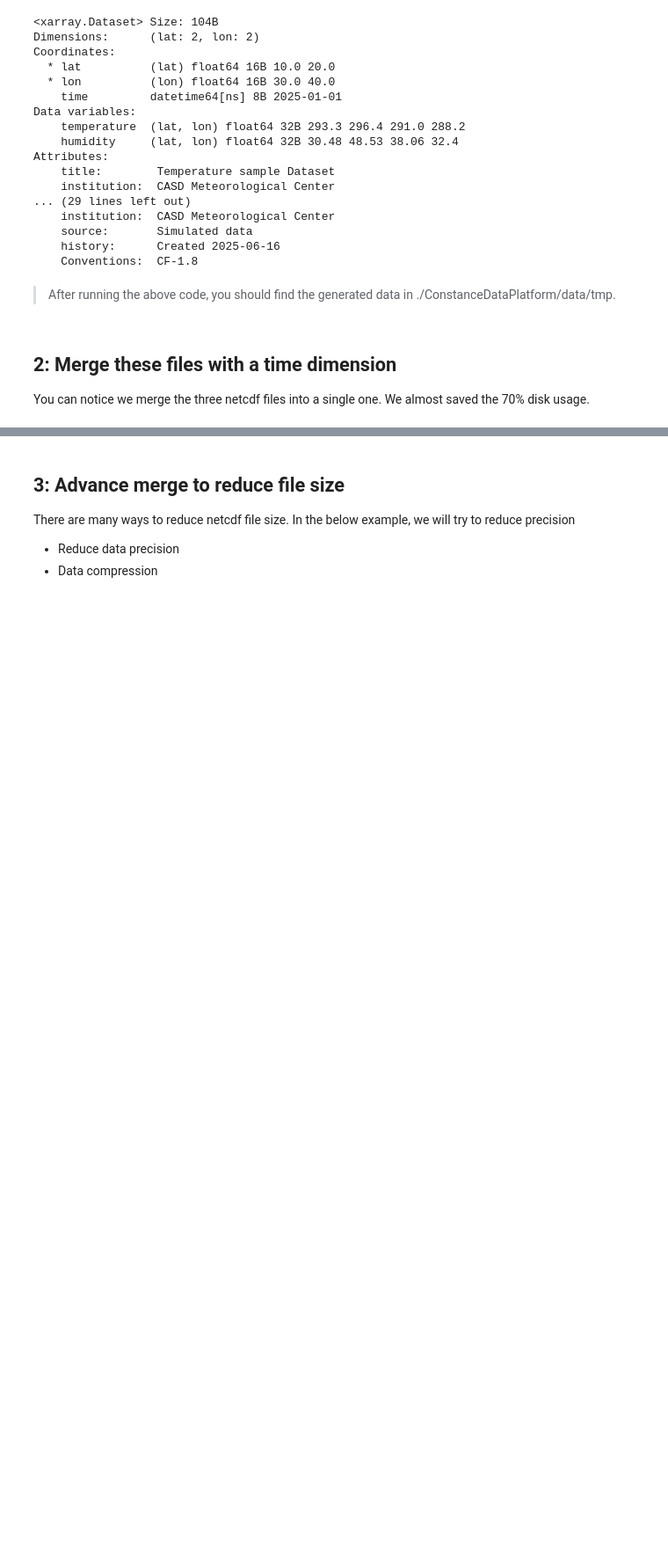
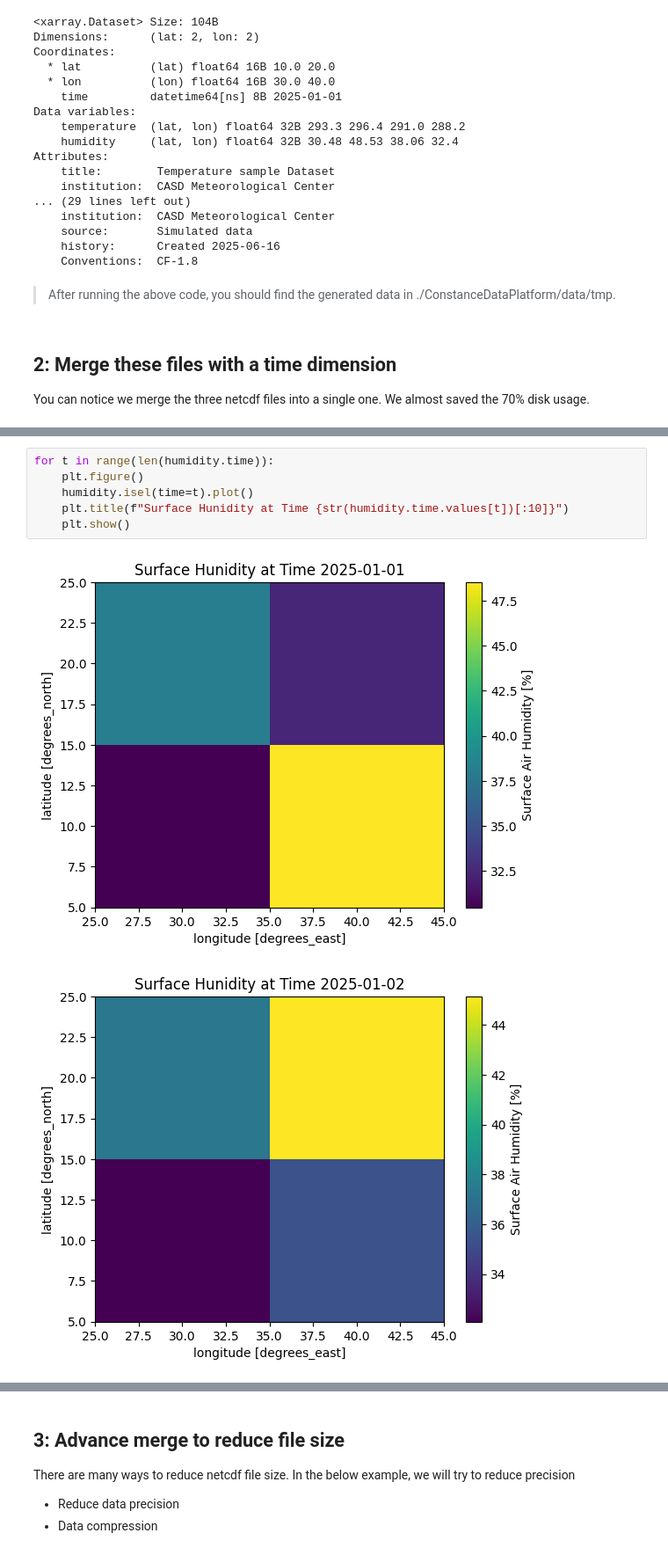
Before and after one commit to CASD-EU/ConstanceDataPlatform, a Jupyter notebook: Seminar4_Raster_Data_Management/merge_netcdf/first_example.ipynb, the cells around one changed output, grey strips where cells are left out. Shown: that part at 88% size. Drawn from its saved outputs; the diff is of its cells as text; blank space fills up the shorter version.

```diff
--- a/Seminar4_Raster_Data_Management/merge_netcdf/first_example.ipynb
+++ b/Seminar4_Raster_Data_Management/merge_netcdf/first_example.ipynb
@@ -131,0 +165,9 @@ Attributes:
+# %%
+for t in range(len(humidity.time)):
+    plt.figure()
+    humidity.isel(time=t).plot()
+    plt.title(f"Surface Hunidity at Time {str(humidity.time.values[t])[:10]}")
+    plt.show()
+# %% [output]
+[figure, added]
+[figure, added]
```
Also changed, not shown: parts of 6 cells of this notebook, 1 other file.
